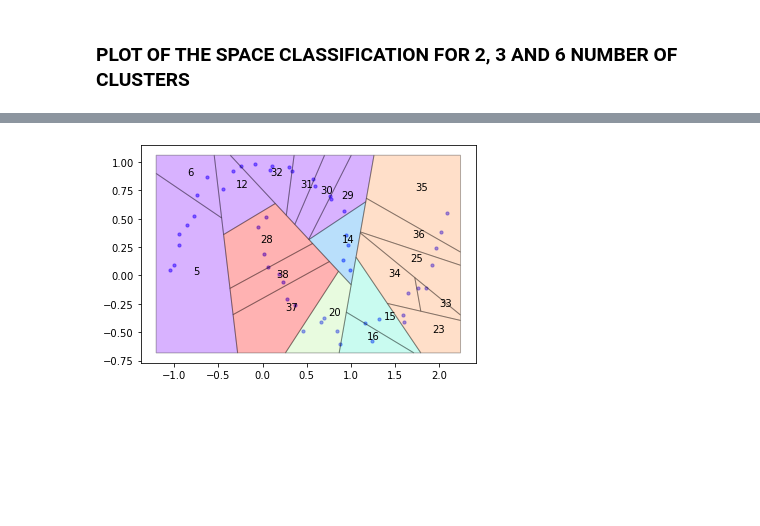
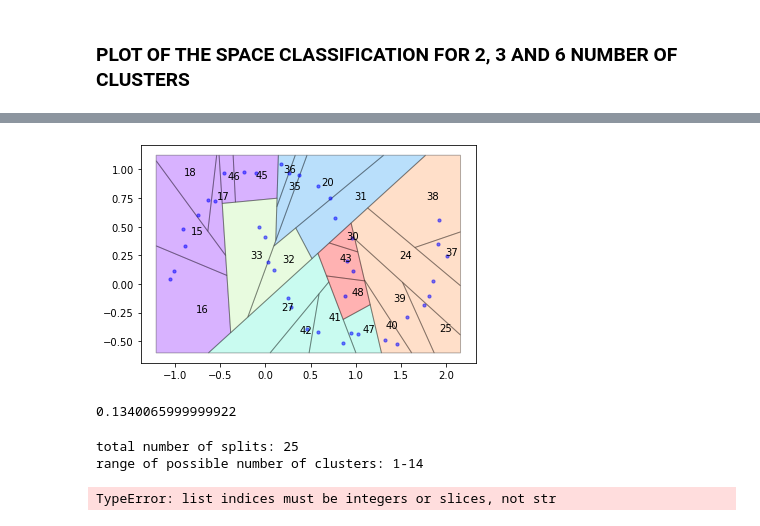
Before and after one commit to SilviaMariaMacri/Unsupervised-Mondrian-Forest, a Jupyter notebook: example/moons2D.ipynb, the cells around one changed output, grey strips where cells are left out. Saved outputs shown, nothing was run; the diff lists cells and outputs as text; code cells hidden in the pictures; blank space fills up the shorter version.

```diff
--- a/example/moons2D.ipynb
+++ b/example/moons2D.ipynb
@@ -14,7 +14,7 @@ import Plot
 # %% [markdown]
 ## moons dataset:
 # %%
-moons = datasets.make_moons(n_samples=50,noise=0.05,random_state=0)
+moons = datasets.make_moons(n_samples=40,noise=0.05,random_state=0)
 X = moons[0] # data
 y = moons[1] # true labels
 
@@ -38,6 +38,6 @@ ax.scatter(df_moons.query('y==1')['X1'],df_moons.query('y==1')['X2'])
 # %%
 import Matrix
-data_index,cut_matrix,point_cut_distance = Matrix.cut_ensemble(X)
+data,cut_matrix,point_cut_distance = Matrix.cut_ensemble(X)
 # %% [markdown]
 *data_index* stores the indexed data. *cut_matrix* stores the indexed cutting hyperplane for each pair of samples. *point_cut_distance* stores the distances between hyperplanes and samples.
 # %%
@@ -204,14 +223,16 @@ Plot.plot2D_merging(m,part,list_p,number_of_clusters)
 # %%
 number_of_clusters = 6
-Plot.plot2D_merging(m,part,list_p,number_of_clusters)
+Plot.plot2D_merging(data,part,list_p,number_of_clusters)
 # %% [output]
-[figure, old version]
+[figure, new version]
 # %%
 import sys
 print(sys.getsizeof(df))
 # %%
 import time
 start = time.perf_counter()
-funzione
+classified_data = class_assignment(list_m_leaf)
 end = time.perf_counter()
 print(end - start)
+# %% [output]
+0.1340065999999922
@@ -217,0 +243,15 @@ print(end - start)
+# %%
+import Matrix
+import Partitioning
+import Merging
+
+cut_ensemble = Matrix.cut_ensemble(X)
+
+part,m,m_index = Partitioning.partitioning(cut_ensemble,t0,lifetime,metric,exp)
+list_p,list_m_leaf_index = Merging.merging(part,m,metric)
+list_p.reverse()
+list_m_leaf.reverse()
+# %% [output]
+total number of splits: 25
+range of possible number of clusters: 1-14
+TypeError: list indices must be integers or slices, not str
```
Also changed, not shown: parts of 17 cells of this notebook, 4 other files.
